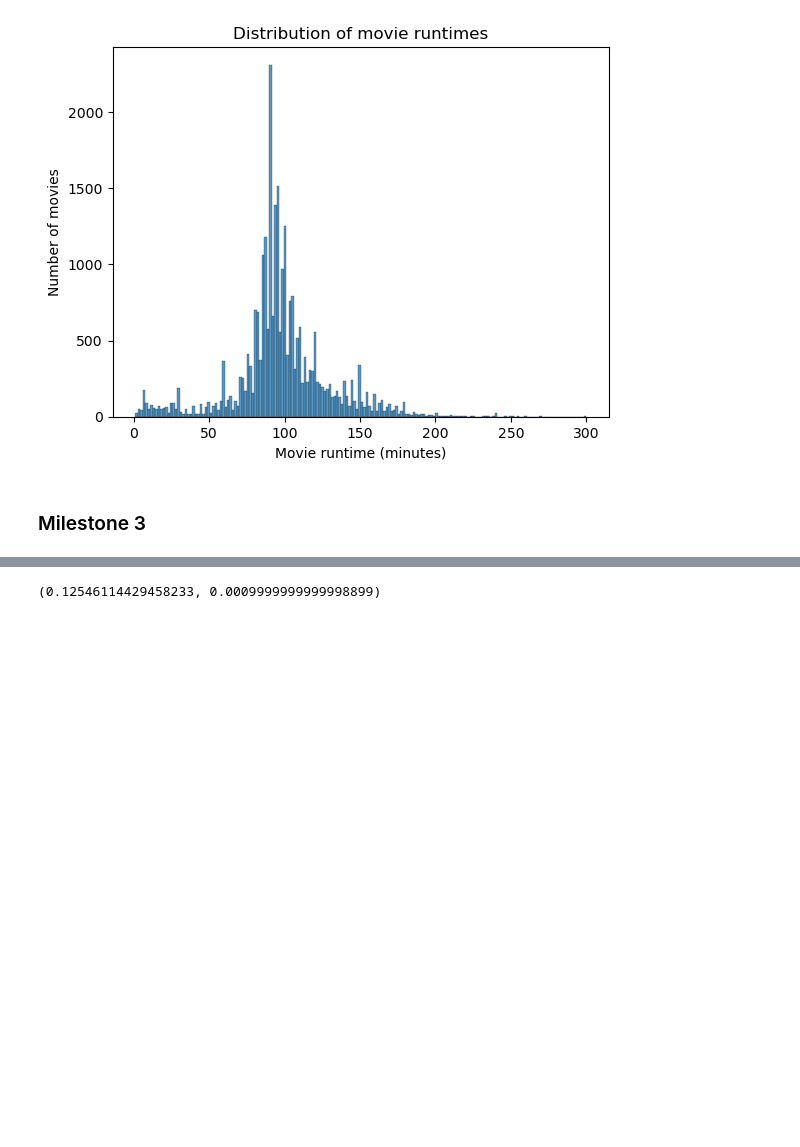
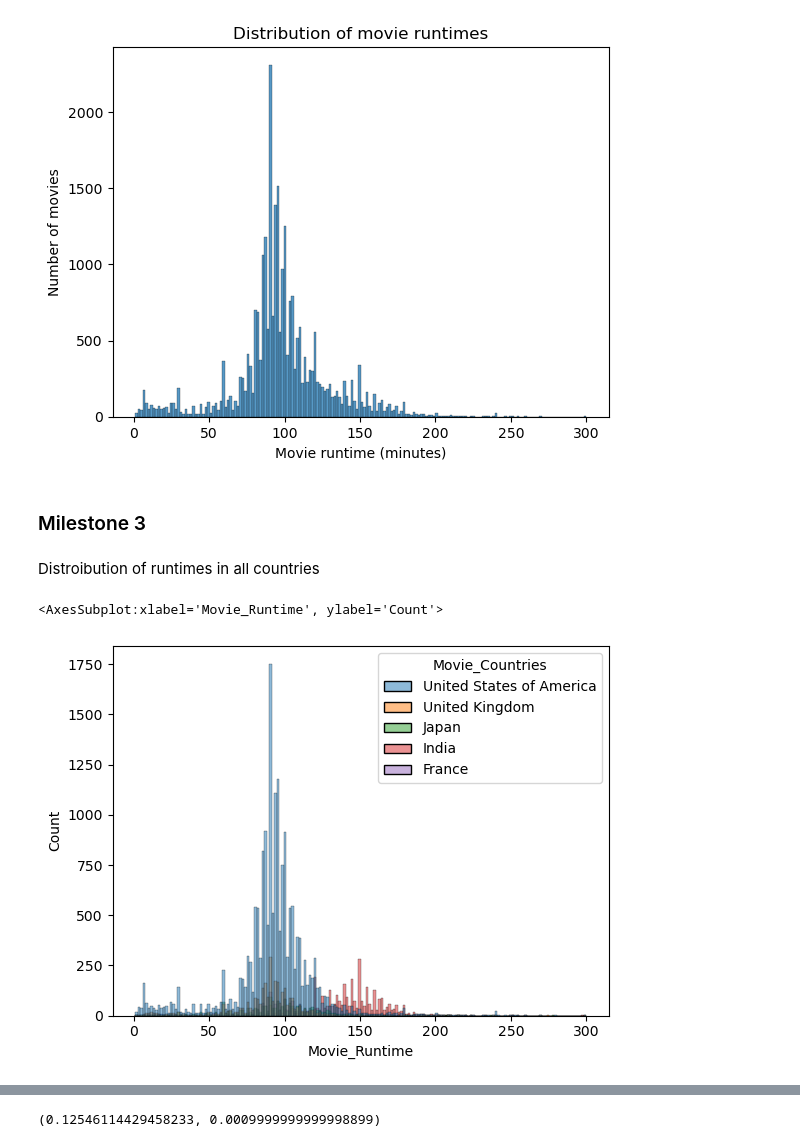
Before and after one commit to epfl-ada/ada-2022-project-robopros, a Jupyter notebook: notebooks/milestone3_radia.ipynb, the cells around one changed output, grey strips where cells are left out. Drawn from its saved outputs; the diff is of its cells as text; code cells hidden in the pictures; blank space fills up the shorter version.

```diff
--- a/notebooks/milestone3_radia.ipynb
+++ b/notebooks/milestone3_radia.ipynb
@@ -348,3 +332,10 @@ plot.runtime_distribution(clean_runtimes, log=False)
 [figure]
 # %% [markdown]
 ### Milestone 3
+# %% [markdown]
+Distroibution of runtimes in all countries
+# %%
+sns.histplot(data=clean_runtimes, x="Movie_Runtime", hue="Movie_Countries")
+# %% [output]
+<AxesSubplot:xlabel='Movie_Runtime', ylabel='Count'>
+[figure, added]
```
Also changed, not shown: parts of 23 cells of this notebook, 1 other file.
